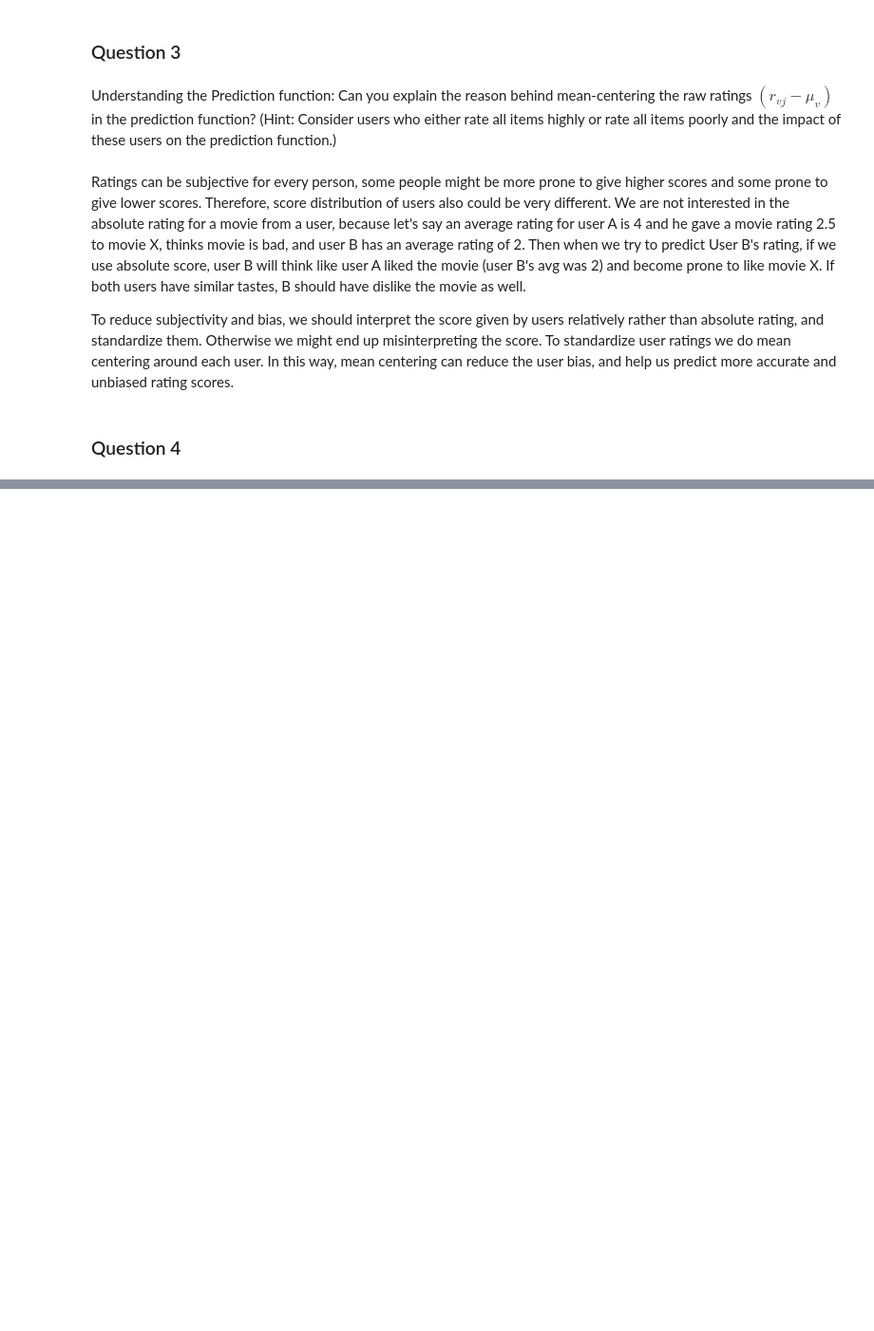
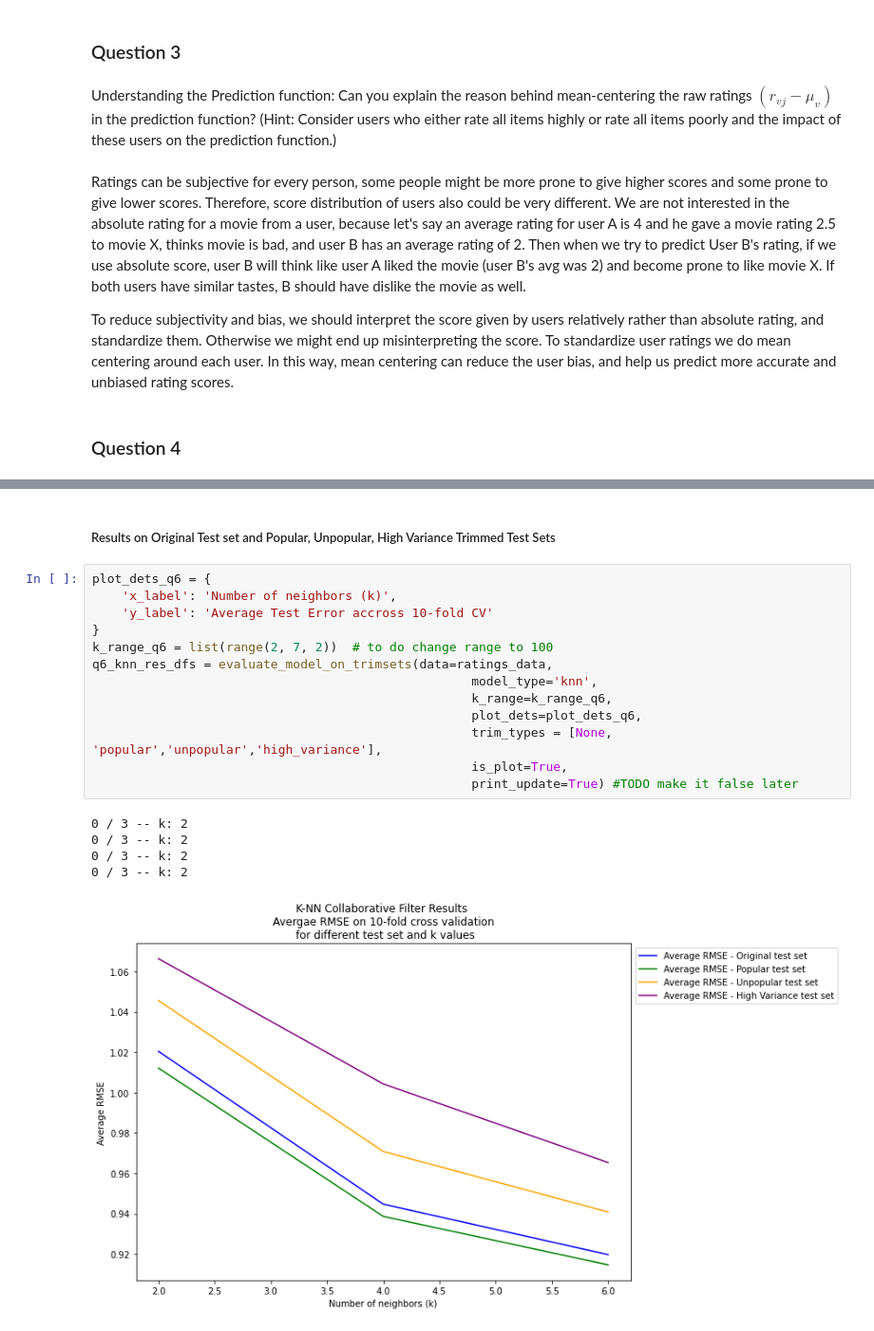
Before and after one commit to camligorkem/data-sicence-projects, a Jupyter notebook: project_3/Project_3.ipynb, the cells around one changed output, grey strips where cells are left out. Shown at 95% size. Drawn from its saved outputs; the diff is of its cells as text; blank space fills up the shorter version.

```diff
--- a/project_3/Project_3.ipynb
+++ b/project_3/Project_3.ipynb
@@ -393,0 +619,21 @@ Computing the pearson similarity matrix...
+# %% [markdown]
+##### Results on Original Test set and Popular, Unpopular, High Variance Trimmed Test Sets
+# %%
+plot_dets_q6 = {
+    'x_label': 'Number of neighbors (k)',
+    'y_label': 'Average Test Error accross 10-fold CV'
+}
+k_range_q6 = list(range(2, 7, 2))  # to do change range to 100
+q6_knn_res_dfs = evaluate_model_on_trimsets(data=ratings_data,
+                                                   model_type='knn',
+                                                   k_range=k_range_q6,
+                                                   plot_dets=plot_dets_q6,
+                                                   trim_types = [None, 'popular','unpopular','high_variance'],
+                                                   is_plot=True,
+                                                   print_update=True) #TODO make it false later
+# %% [output]
+0 / 3 -- k: 2
+0 / 3 -- k: 2
+0 / 3 -- k: 2
+0 / 3 -- k: 2
+[figure, added]
```
Also changed, not shown: parts of 34 cells of this notebook.
